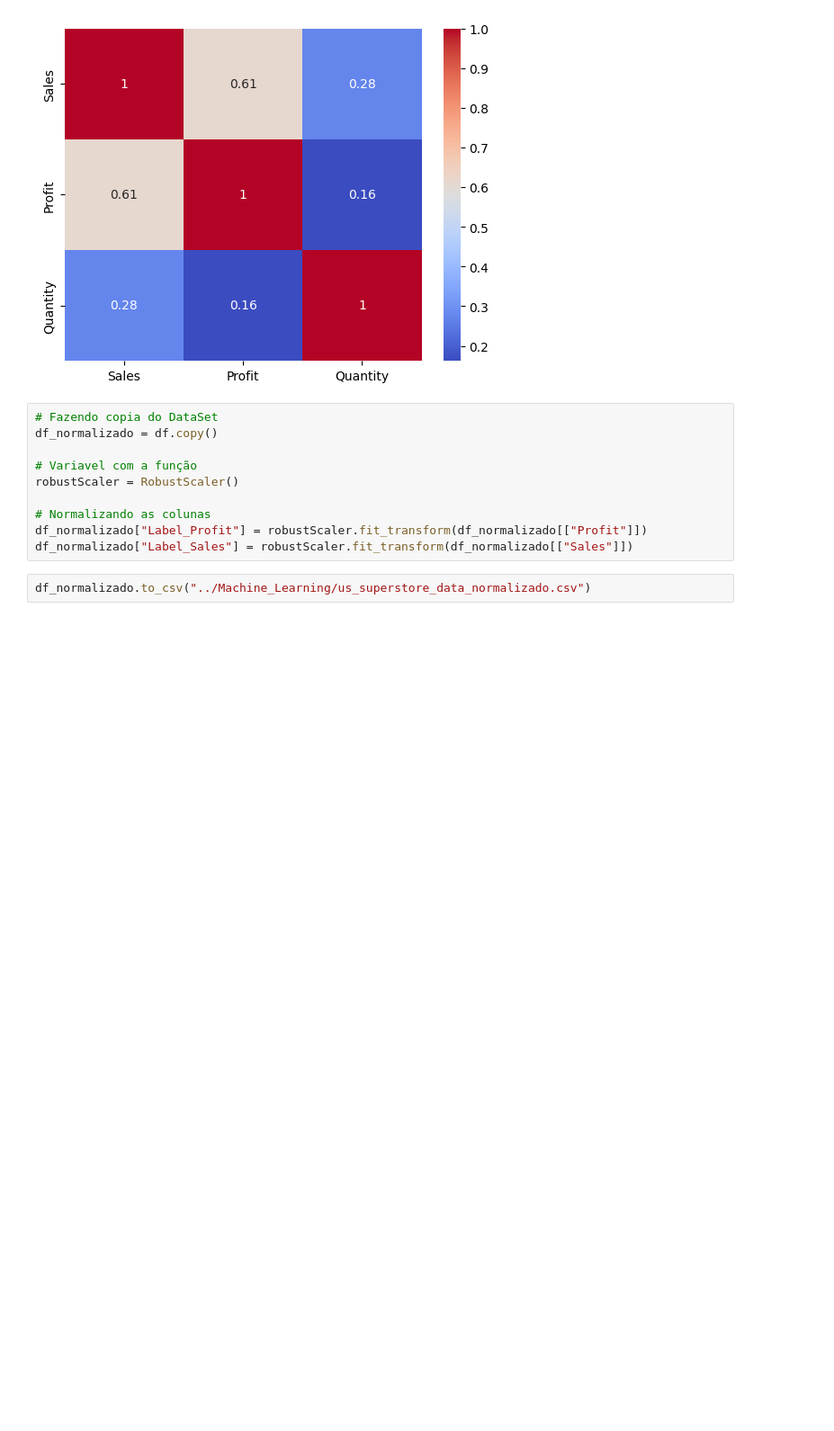
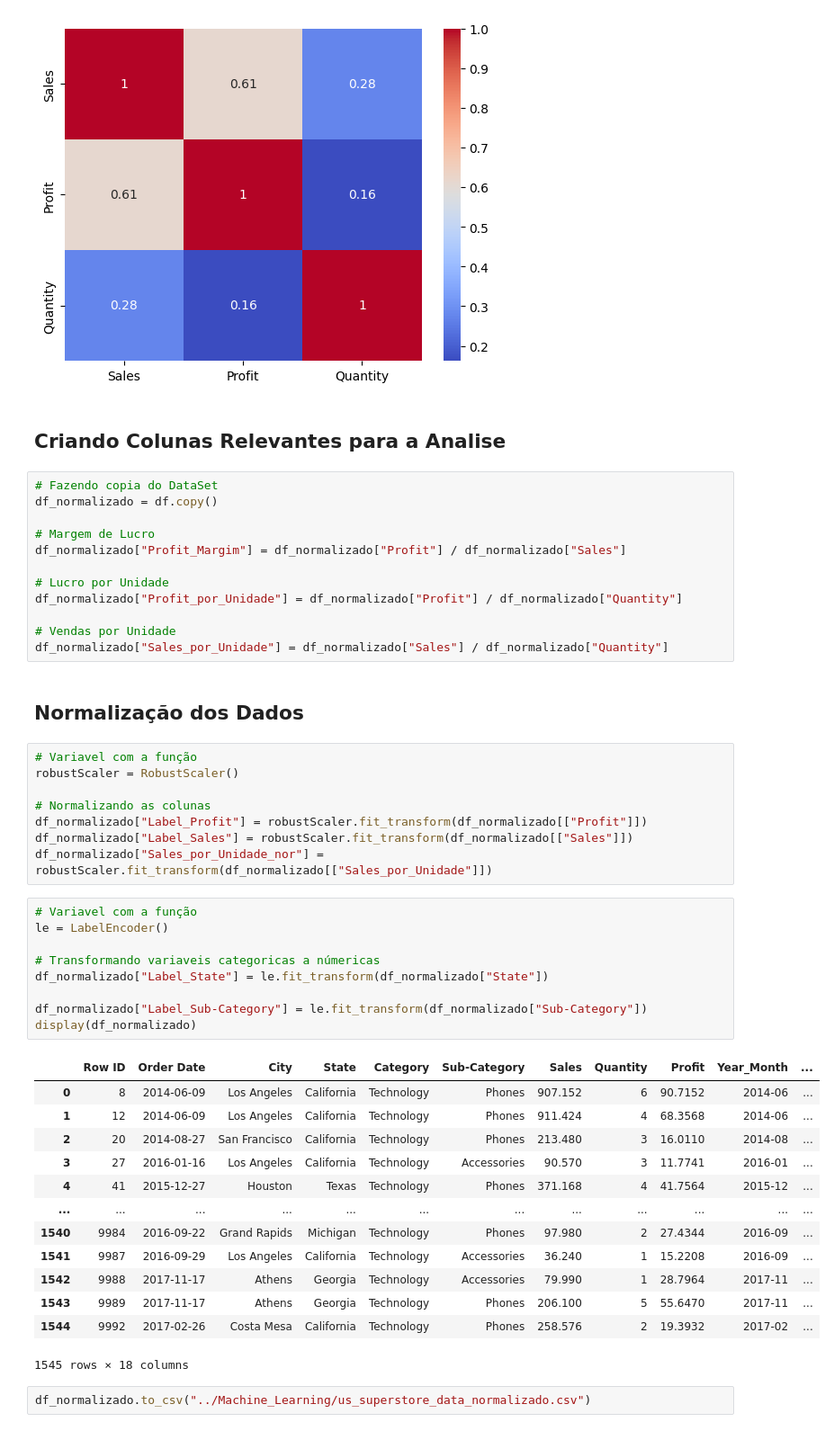
Before and after one commit to Tatan16/ml-produtos-eletronicos, a Jupyter notebook: Pre-processamento/pre_processamento.ipynb, the cells around one changed output. Shown: that part at 90% size. Drawn from its saved outputs; the diff is of its cells as text; blank space fills up the shorter version.

Commit message:
feat:Adicionando novas features relevantes para a Analise

```diff
--- a/Pre-processamento/pre_processamento.ipynb
+++ b/Pre-processamento/pre_processamento.ipynb
@@ -25,15 +29,52 @@ sns.heatmap(df[["Sales", "Profit", "Quantity"]].corr(), annot=True, cmap="coolwa
 plt.show()
 # %% [output]
 [figure]
+# %% [markdown]
+## Criando Colunas Relevantes para a Analise
+# %%
+# Fazendo copia do DataSet
+df_normalizado = df.copy()
+
+# Margem de Lucro
+df_normalizado["Profit_Margim"] = df_normalizado["Profit"] / df_normalizado["Sales"]
+
+# Lucro por Unidade
+df_normalizado["Profit_por_Unidade"] = df_normalizado["Profit"] / df_normalizado["Quantity"]
+
+# Vendas por Unidade
+df_normalizado["Sales_por_Unidade"] = df_normalizado["Sales"] / df_normalizado["Quantity"]
+# %% [markdown]
+## Normalização dos Dados
 # %%
-# Fazendo copia do DataSet
-df_normalizado = df.copy()
-
 # Variavel com a função
 robustScaler = RobustScaler()
 
 # Normalizando as colunas
 df_normalizado["Label_Profit"] = robustScaler.fit_transform(df_normalizado[["Profit"]])
 df_normalizado["Label_Sales"] = robustScaler.fit_transform(df_normalizado[["Sales"]])
+df_normalizado["Sales_por_Unidade_nor"] = robustScaler.fit_transform(df_normalizado[["Sales_por_Unidade"]])
+# %%
+# Variavel com a função
+le = LabelEncoder()
+
+# Transformando variaveis categoricas a númericas
+df_normalizado["Label_State"] = le.fit_transform(df_normalizado["State"])
+
+df_normalizado["Label_Sub-Category"] = le.fit_transform(df_normalizado["Sub-Category"])
+display(df_normalizado)
+# %% [output]
+|  | Row ID | Order Date | City | State | Category | Sub-Category | Sales | Quantity | Profit | Year_Month | ... |
+| 0 | 8 | 2014-06-09 | Los Angeles | California | Technology | Phones | 907.152 | 6 | 90.7152 | 2014-06 | ... |
+| 1 | 12 | 2014-06-09 | Los Angeles | California | Technology | Phones | 911.424 | 4 | 68.3568 | 2014-06 | ... |
+| 2 | 20 | 2014-08-27 | San Francisco | California | Technology | Phones | 213.480 | 3 | 16.0110 | 2014-08 | ... |
+| 3 | 27 | 2016-01-16 | Los Angeles | California | Technology | Accessories | 90.570 | 3 | 11.7741 | 2016-01 | ... |
+| 4 | 41 | 2015-12-27 | Houston | Texas | Technology | Phones | 371.168 | 4 | 41.7564 | 2015-12 | ... |
+| ... | ... | ... | ... | ... | ... | ... | ... | ... | ... | ... | ... |
+| 1540 | 9984 | 2016-09-22 | Grand Rapids | Michigan | Technology | Phones | 97.980 | 2 | 27.4344 | 2016-09 | ... |
+| 1541 | 9987 | 2016-09-29 | Los Angeles | California | Technology | Accessories | 36.240 | 1 | 15.2208 | 2016-09 | ... |
+| 1542 | 9988 | 2017-11-17 | Athens | Georgia | Technology | Accessories | 79.990 | 1 | 28.7964 | 2017-11 | ... |
+| 1543 | 9989 | 2017-11-17 | Athens | Georgia | Technology | Phones | 206.100 | 5 | 55.6470 | 2017-11 | ... |
+| 1544 | 9992 | 2017-02-26 | Costa Mesa | California | Technology | Phones | 258.576 | 2 | 19.3932 | 2017-02 | ... |
+1545 rows × 18 columns
 # %%
 df_normalizado.to_csv("../Machine_Learning/us_superstore_data_normalizado.csv")
```
Also changed, not shown: parts of 2 cells of this notebook.
